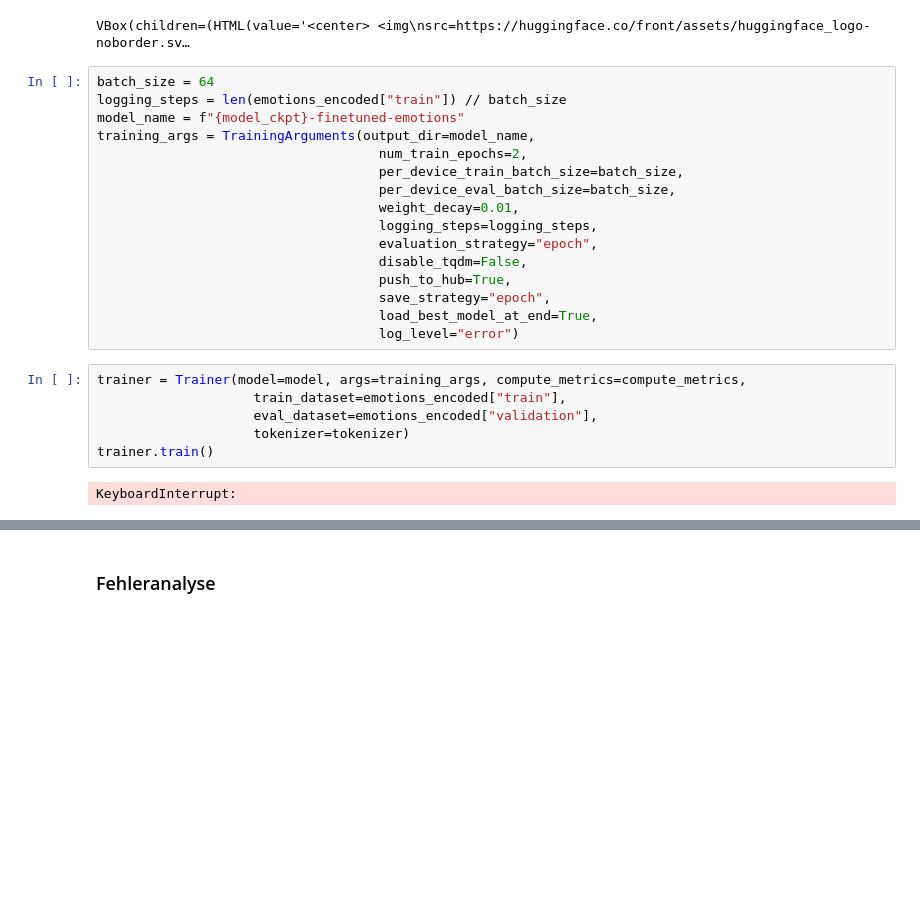
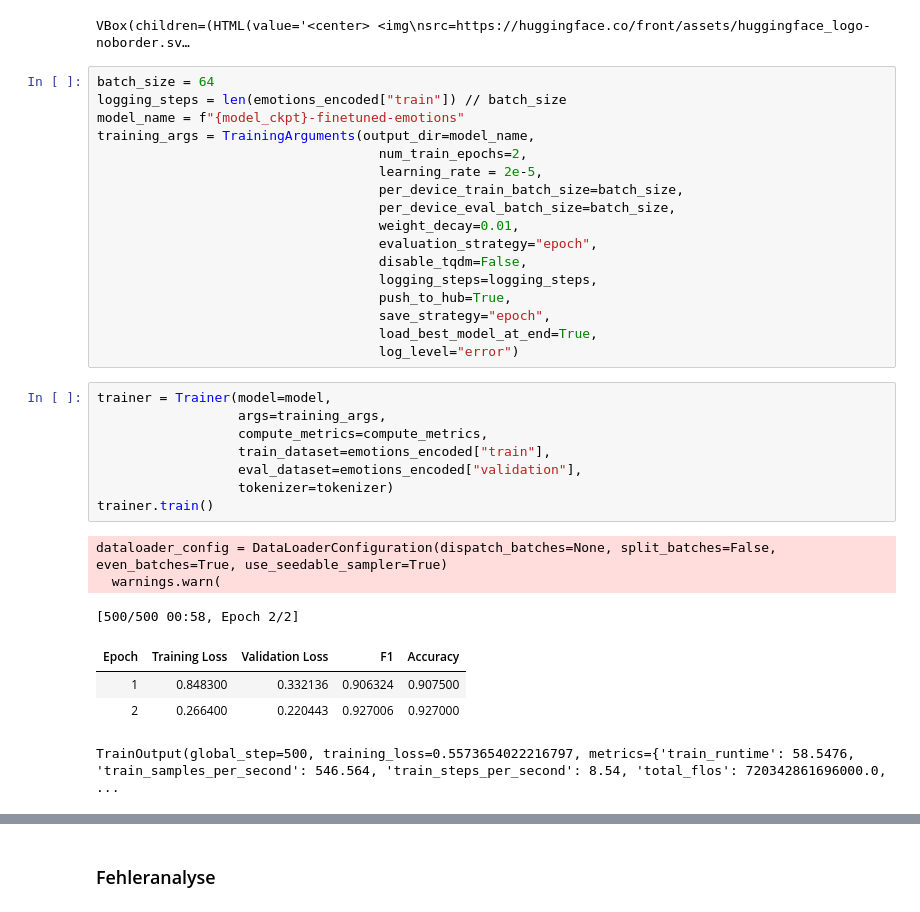
Before and after one commit to Sangeeths11/TwitterClassification, a Jupyter notebook: twitterClassification.ipynb, the cells around one changed output, grey strips where cells are left out. Drawn from its saved outputs; the diff is of its cells as text; blank space fills up the shorter version.

Commit message:
published Model

```diff
--- a/twitterClassification.ipynb
+++ b/twitterClassification.ipynb
@@ -269,24 +277,33 @@ logging_steps = len(emotions_encoded["train"]) // batch_size
 model_name = f"{model_ckpt}-finetuned-emotions"
 training_args = TrainingArguments(output_dir=model_name,
                                     num_train_epochs=2,
+                                    learning_rate = 2e-5,
                                     per_device_train_batch_size=batch_size,
                                     per_device_eval_batch_size=batch_size,
                                     weight_decay=0.01,
-                                    logging_steps=logging_steps,
                                     evaluation_strategy="epoch",
                                     disable_tqdm=False,
+                                    logging_steps=logging_steps,
                                     push_to_hub=True,
                                     save_strategy="epoch",
                                     load_best_model_at_end=True,
                                     log_level="error")
 # %%
-trainer = Trainer(model=model, args=training_args, compute_metrics=compute_metrics,
-                    train_dataset=emotions_encoded["train"],
-                    eval_dataset=emotions_encoded["validation"],
-                    tokenizer=tokenizer)
+trainer = Trainer(model=model,
+                  args=training_args,
+                  compute_metrics=compute_metrics,
+                  train_dataset=emotions_encoded["train"],
+                  eval_dataset=emotions_encoded["validation"],
+                  tokenizer=tokenizer)
 trainer.train()
 # %% [output]
-KeyboardInterrupt:
+dataloader_config = DataLoaderConfiguration(dispatch_batches=None, split_batches=False, even_batches=True, use_seedable_sampler=True)
+  warnings.warn(
+[500/500 00:58, Epoch 2/2]
+| Epoch | Training Loss | Validation Loss | F1 | Accuracy |
+| 1 | 0.848300 | 0.332136 | 0.906324 | 0.907500 |
+| 2 | 0.266400 | 0.220443 | 0.927006 | 0.927000 |
+TrainOutput(global_step=500, training_loss=0.5573654022216797, metrics={'train_runtime': 58.5476, 'train_samples_per_second': 546.564, 'train_steps_per_second': 8.54, 'total_flos': 720342861696000.0,  ...
 # %%
 preds_output = trainer.predict(emotions_encoded["validation"])
 preds_output.metrics
```
Also changed, not shown: parts of 15 cells of this notebook, 1 other file.
